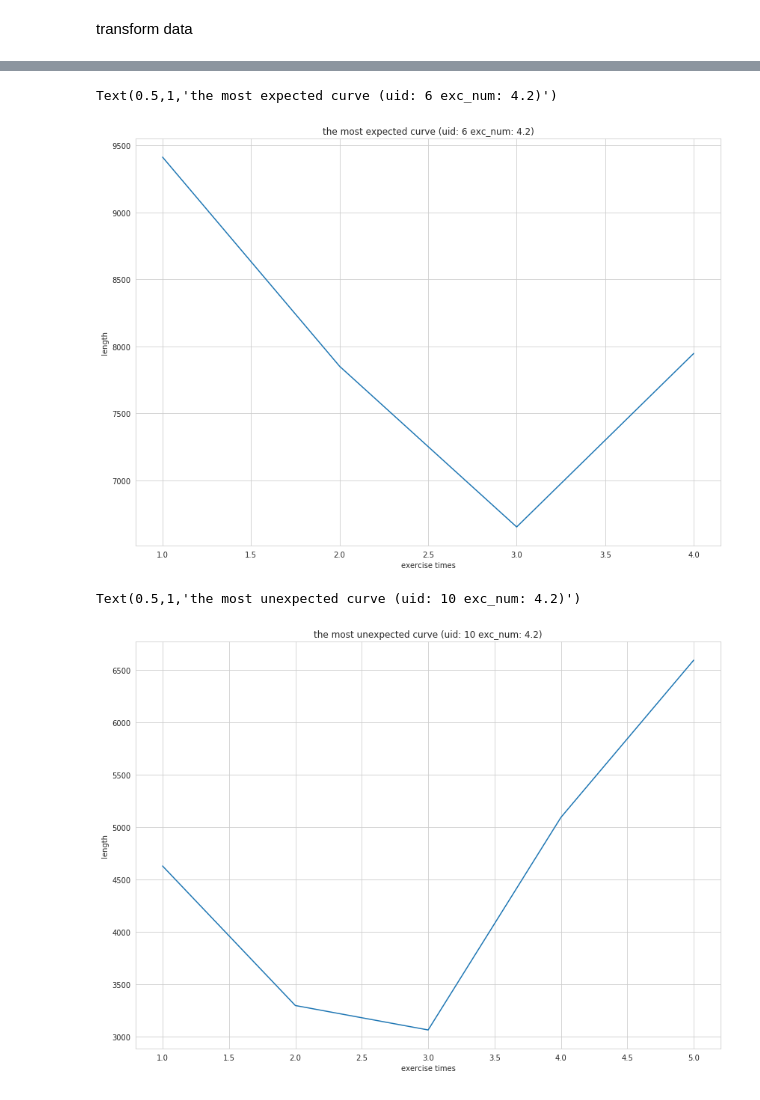
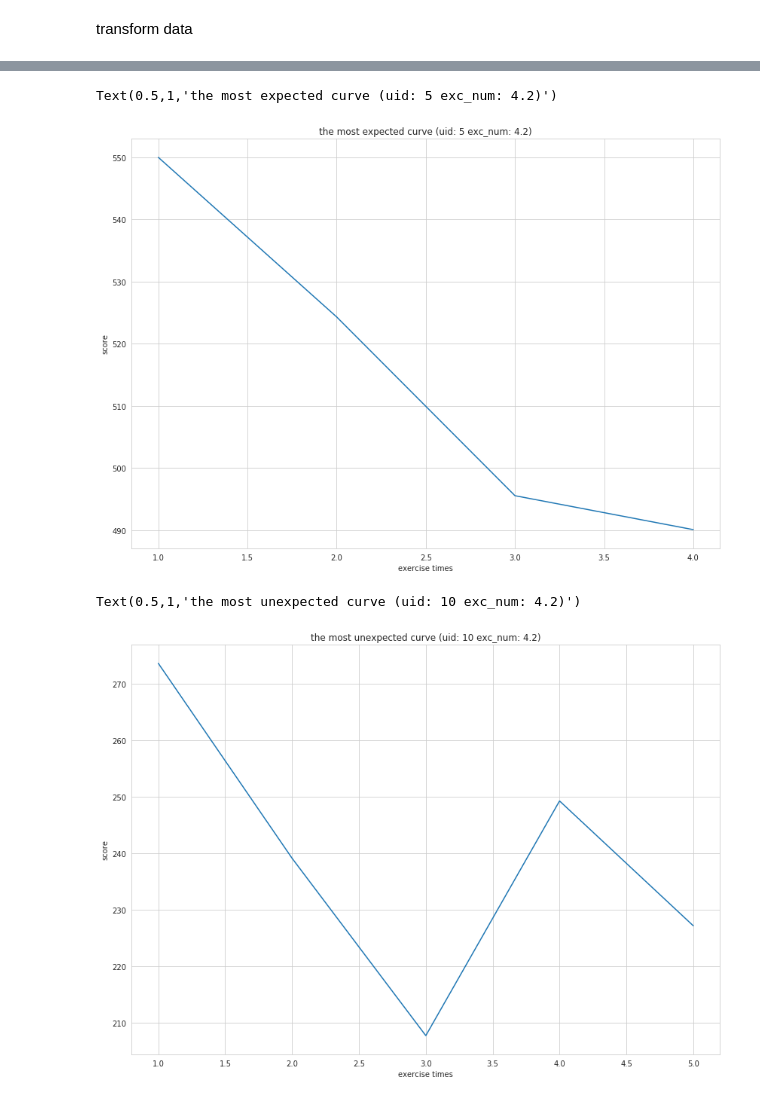
Before and after one commit to wangziling100/Heika, a Jupyter notebook: script/trade_analysis.ipynb, the cells around one changed output, grey strips where cells are left out. Drawn from its saved outputs; the diff is of its cells as text; code cells hidden in the pictures.

Commit message:
outlier_analysis, change output; trade_analysis, clean outlier in score1 data

```diff
--- a/script/trade_analysis.ipynb
+++ b/script/trade_analysis.ipynb
@@ -15,0 +11,4 @@ Index(['exc_num', 'uid', 'length', 'day', 'exc_times', 'global', 'user_mask'], d
+# %%
+df_length = pd.read_csv('../data/clean_data_length.csv')
+df_length = df_length[(df_length['global_length']>0) | (df_length['user_mask_length']>0)]
+df_length.columns
@@ -20,8 +23,8 @@ use Pearson Correlation to check if there is correlation between training times
 - pearson_value: The Pearson correlation coefficient measures the linear relationship between two datasets
 - p_value: The p-value roughly indicates the probability of an uncorrelated system producing datasets that have a Pearson correlation at least as extreme as the one computed from these datasets.
 # %%
-data = df.sort_values(['day', 'exc_times'])
-data = df.set_index(['uid', 'exc_num'])
+data = df_length.sort_values(['day', 'exc_times'])
+data = df_length.set_index(['uid', 'exc_num'])
 
 grouped = data.groupby(by=data.index)
 df_pearson = pd.DataFrame(columns=['uid', 'exc_num', 'pearson_values', 'p_values'])
@@ -140,0 +152,15 @@ Index(['day', 'exc_num', 'exc_times', 'uid', 'length', 'global', 'user_mask',
+# %%
+all_data = pd.read_csv('../data/all_data1.csv')
+all_data = calc_force(all_data)
+all_data = calc_velocity(all_data)
+all_data = evaluation_method1(all_data)
+
+df_length = pd.read_csv('../data/clean_data_length.csv')
+df_score1 = pd.read_csv('../data/clean_data_score1.csv')
+
+df_length = df_length.set_index(['uid', 'day', 'exc_num', 'exc_times'])
+df_score1 = df_score1.set_index(['uid', 'day', 'exc_num', 'exc_times'])
+
+
+cleaned_index = pd.concat([df_length, df_score1], axis=1)
+cleaned_index.columns
@@ -152,0 +173,14 @@ cleaned_data.columns
+# %%
+cleaned_index = cleaned_index[(cleaned_index['global_length']>0) | (cleaned_index['user_mask_length']>0)]
+cleaned_index = cleaned_index[(cleaned_index['global_score1']>0) & (cleaned_index['user_mask_score1']>0)]
+# cleaned_index = cleaned_index[(cleaned_index['global_score1']>0)]
+# cleaned_index = cleaned_index[(cleaned_index['user_mask_score1']>0)]
+
+cleaned_index = cleaned_index.reset_index()
+cleaned_index = cleaned_index.set_index(['uid', 'day', 'exc_num', 'exc_times', 'score'])
+
+all_data = all_data.set_index(['uid', 'day', 'exc_num', 'exc_times', 'score'])
+cleaned_data = pd.concat([cleaned_index, all_data], axis=1)
+cleaned_data = cleaned_data.dropna()
+cleaned_data = cleaned_data.reset_index()
+cleaned_data.columns
@@ -223,23 +246,23 @@ tmp['index'] = tmp['index']+1
 
 sns.set_style('whitegrid')
 f, ax= plt.subplots(figsize = (14, 10))
-ax = sns.lineplot(x=tmp['index'], y="length", data=tmp)
+ax = sns.lineplot(x=tmp['index'], y="score", data=tmp)
 ax.set(xlabel='exercise times')
 ax.set_title('the most expected curve (uid: '+str(uid)+' exc_num: '+str(exc_num)+')')
 # %% [output]
-Text(0.5,1,'the most expected curve (uid: 6 exc_num: 4.2)')
+Text(0.5,1,'the most expected curve (uid: 5 exc_num: 4.2)')
-[figure, old version]
+[figure, new version]
 # %%
 uid = unexpected['uid'].tolist()[0]
 exc_num = expected['exc_num'].tolist()[0]
 tmp = data.loc[(uid, exc_num), :].reset_index().reset_index()
 tmp['index'] = tmp['index']+1
 
 sns.set_style('whitegrid')
 f, ax= plt.subplots(figsize = (14, 10))
-ax = sns.lineplot(x=tmp['index'], y="length", data=tmp)
+ax = sns.lineplot(x=tmp['index'], y="score", data=tmp)
 ax.set(xlabel='exercise times')
 ax.set_title('the most unexpected curve (uid: '+str(uid)+' exc_num: '+str(exc_num)+')')
 # %% [output]
 Text(0.5,1,'the most unexpected curve (uid: 10 exc_num: 4.2)')
-[figure, old version]
+[figure, new version]
```
Also changed, not shown: parts of 17 cells of this notebook, 1 other file.
